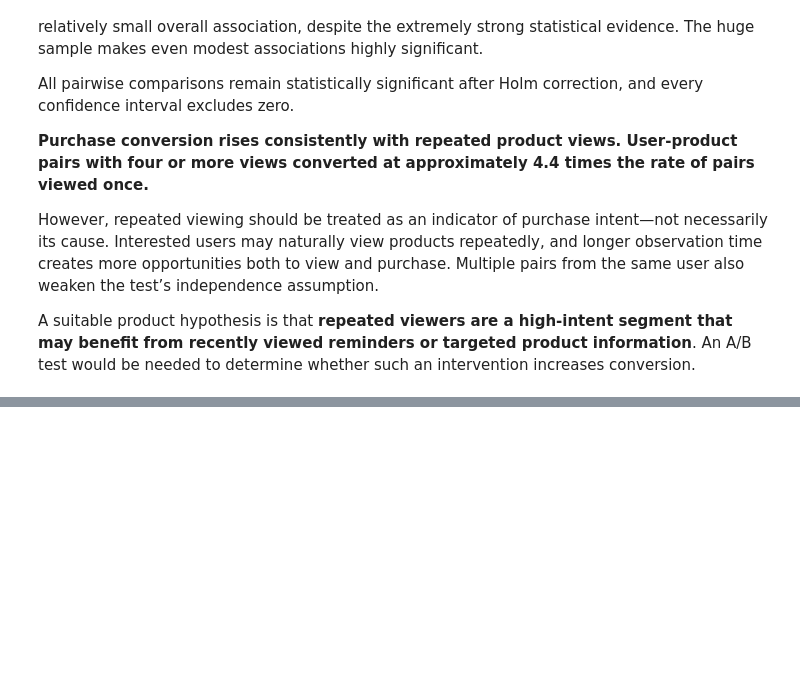
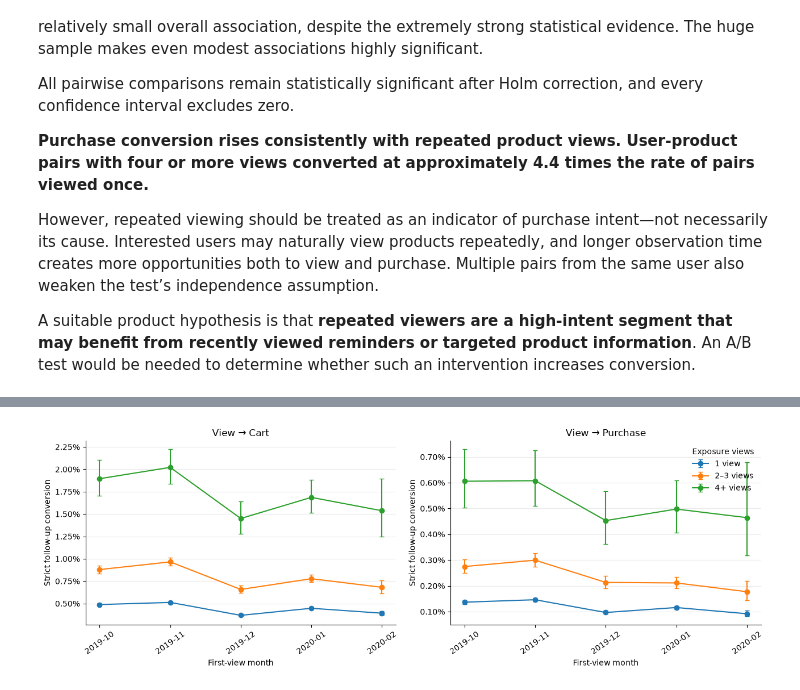
Before and after one commit to moriyuko/ecommerce-product-analysis, a Jupyter notebook: notebook.ipynb, the cells around one changed output, grey strips where cells are left out. Saved outputs shown, nothing was run; the diff lists cells and outputs as text; code cells hidden in the pictures; blank space fills up the shorter version.

```diff
--- a/notebook.ipynb
+++ b/notebook.ipynb
@@ -2979,0 +4882,75 @@ A suitable product hypothesis is that **repeated viewers are a high-intent segme
+# %%
+repeated_view_landmark, repeated_view_retention = build_repeated_view_landmark(
+    five_month_df,
+    MONTH_ORDER,
+    exposure_days=LANDMARK_EXPOSURE_DAYS,
+    followup_days=LANDMARK_FOLLOWUP_DAYS,
+)
+landmark_monthly_rates, landmark_monthly_counts = summarize_landmark_rates(
+    repeated_view_landmark
+)
+
+display(
+    repeated_view_retention.style.format({
+        "candidate_pairs": "{:,.0f}",
+        "incomplete_window_exclusions": "{:,.0f}",
+        "incomplete_pct_candidates": "{:.2%}",
+        "complete_window_pairs": "{:,.0f}",
+        "early_conversion_exclusions": "{:,.0f}",
+        "early_pct_complete": "{:.2%}",
+        "final_landmark_cohort": "{:,.0f}",
+        "retained_pct_candidates": "{:.2%}",
+    }, na_rep="—")
+)
+display(
+    landmark_monthly_counts.style.format({
+        "cohort_pairs": "{:,.0f}",
+        "followup_carts": "{:,.0f}",
+        "followup_purchases": "{:,.0f}",
+    }, na_rep="—")
+)
+display(
+    landmark_monthly_rates.style.format({
+        "numerator": "{:,.0f}",
+        "denominator": "{:,.0f}",
+        "rate": "{:.2%}",
+        "ci_95_low": "{:.2%}",
+        "ci_95_high": "{:.2%}",
+    }, na_rep="—")
+)
+
+fig, axes = plt.subplots(1, 2, figsize=(13, 4.5), sharex=True)
+for ax, outcome in zip(axes, ["View → Cart", "View → Purchase"]):
+    plot_data = landmark_monthly_rates.loc[
+        landmark_monthly_rates["outcome"].eq(outcome)
+    ]
+    for view_group in LANDMARK_VIEW_GROUPS:
+        group_data = (
+            plot_data.loc[plot_data["view_group"].eq(view_group)]
+            .set_index("first_view_month")
+            .reindex(MONTH_ORDER)
+            .reset_index()
+        )
+        x = np.arange(len(MONTH_ORDER))
+        rate = group_data["rate"].to_numpy(dtype="float64")
+        low = group_data["ci_95_low"].to_numpy(dtype="float64")
+        high = group_data["ci_95_high"].to_numpy(dtype="float64")
+        ax.errorbar(
+            x,
+            rate,
+            yerr=np.vstack([rate - low, high - rate]),
+            marker="o",
+            capsize=3,
+            label=view_group,
+        )
+    ax.set_title(outcome)
+    ax.set_xticks(np.arange(len(MONTH_ORDER)), MONTH_ORDER, rotation=35)
+    ax.set_xlabel("First-view month")
+    ax.set_ylabel("Strict follow-up conversion")
+    ax.yaxis.set_major_formatter(PercentFormatter(1))
+    ax.grid(axis="y", alpha=0.25)
+axes[1].legend(title="Exposure views", frameon=False)
+sns.despine()
+plt.tight_layout()
+plt.show()
+# %% [output]
@@ -2979,0 +4996 @@ A suitable product hypothesis is that **repeated viewers are a high-intent segme
+[figure, added]
```
Also changed, not shown: parts of 36 cells of this notebook.
